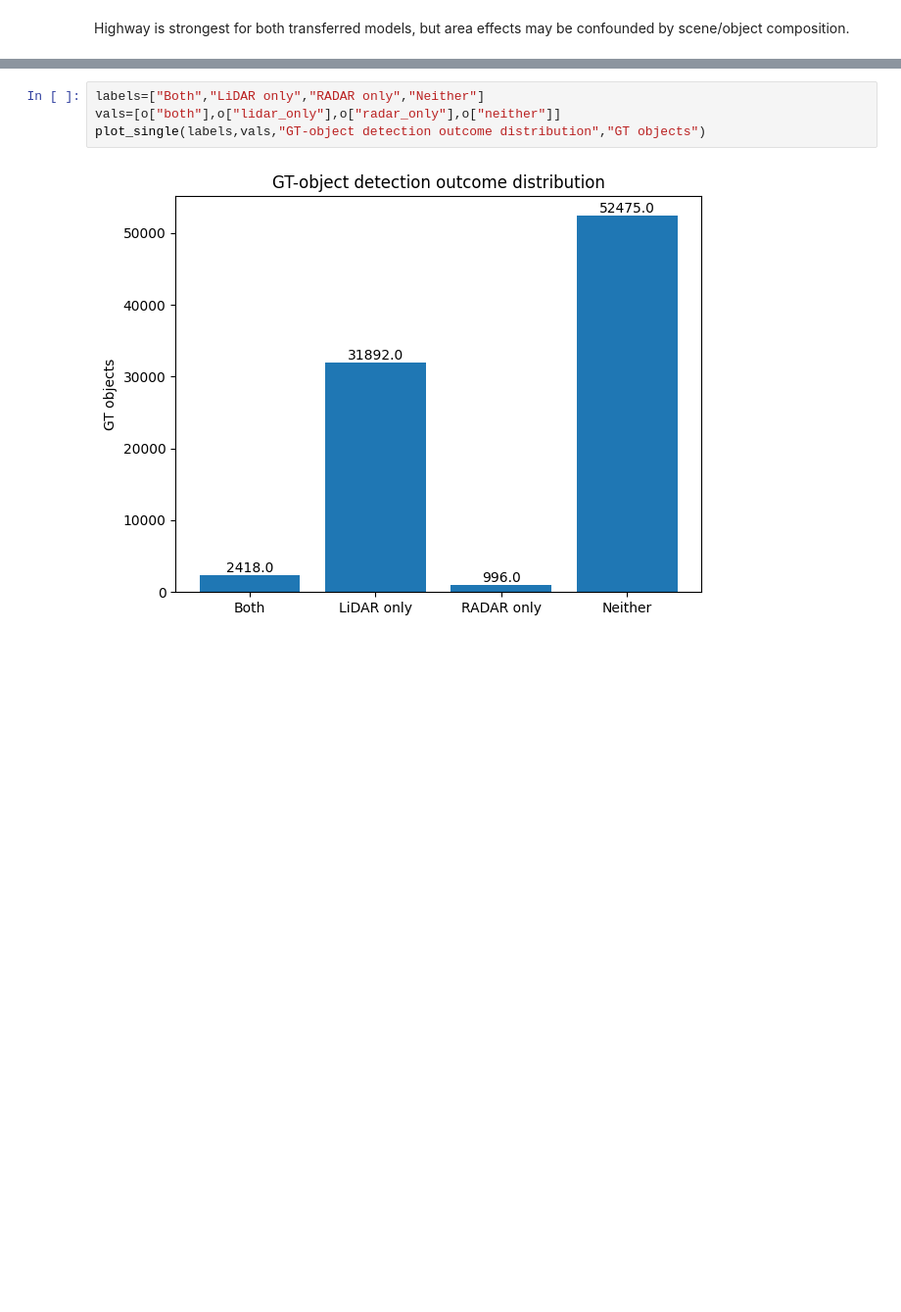
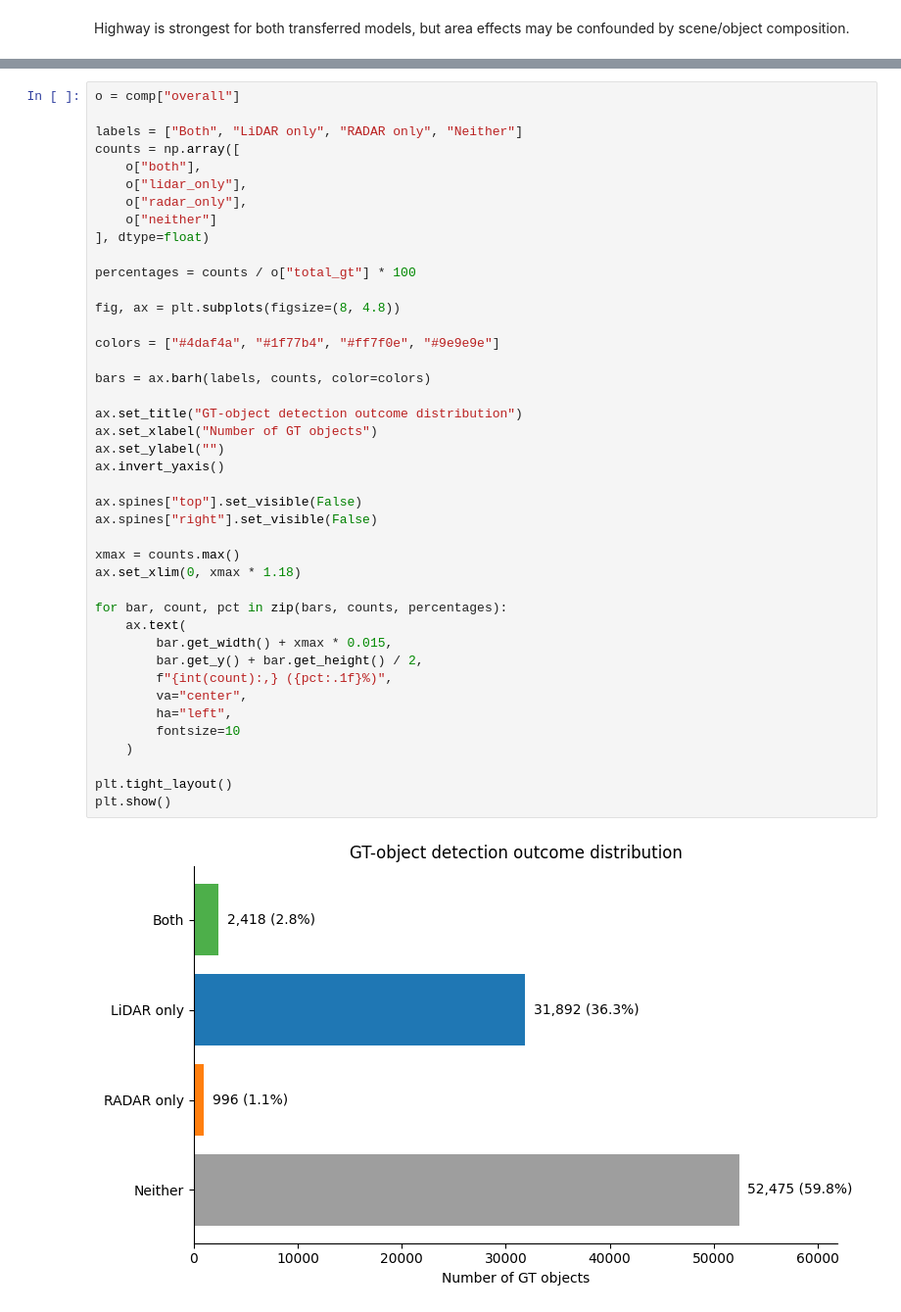
Before and after one commit to lailaamin70/Boeing-RADAR-Autonomous-, a Jupyter notebook: object_detection/results/omnihd/lidar_radar_evaluation_analysis.ipynb, the cells around one changed output, grey strips where cells are left out. Shown at 98% size. Saved outputs shown, nothing was run; the diff lists cells and outputs as text; blank space fills up the shorter version.

Commit message:
Improve LiDAR-RADAR evaluation analysis

```diff
--- a/object_detection/results/omnihd/lidar_radar_evaluation_analysis.ipynb
+++ b/object_detection/results/omnihd/lidar_radar_evaluation_analysis.ipynb
@@ -215,7 +1523,45 @@ RADAR recovery rate is **1.86%**. Union recall rises from **39.09%** to **40.22%
 # %%
-labels=["Both","LiDAR only","RADAR only","Neither"]
-vals=[o["both"],o["lidar_only"],o["radar_only"],o["neither"]]
-plot_single(labels,vals,"GT-object detection outcome distribution","GT objects")
+o = comp["overall"]
+
+labels = ["Both", "LiDAR only", "RADAR only", "Neither"]
+counts = np.array([
+    o["both"],
+    o["lidar_only"],
+    o["radar_only"],
+    o["neither"]
+], dtype=float)
+
+percentages = counts / o["total_gt"] * 100
+
+fig, ax = plt.subplots(figsize=(8, 4.8))
+
+colors = ["#4daf4a", "#1f77b4", "#ff7f0e", "#9e9e9e"]
+
+bars = ax.barh(labels, counts, color=colors)
+
+ax.set_title("GT-object detection outcome distribution")
+ax.set_xlabel("Number of GT objects")
+ax.set_ylabel("")
+ax.invert_yaxis()
+
+ax.spines["top"].set_visible(False)
+ax.spines["right"].set_visible(False)
+
+xmax = counts.max()
+ax.set_xlim(0, xmax * 1.18)
+
+for bar, count, pct in zip(bars, counts, percentages):
+    ax.text(
+        bar.get_width() + xmax * 0.015,
+        bar.get_y() + bar.get_height() / 2,
+        f"{int(count):,} ({pct:.1f}%)",
+        va="center",
+        ha="left",
+        fontsize=10
+    )
+
+plt.tight_layout()
+plt.show()
 # %% [output]
-[figure, old version]
+[figure, new version]
 # %% [markdown]
```
Also changed, not shown: parts of 86 cells of this notebook.
